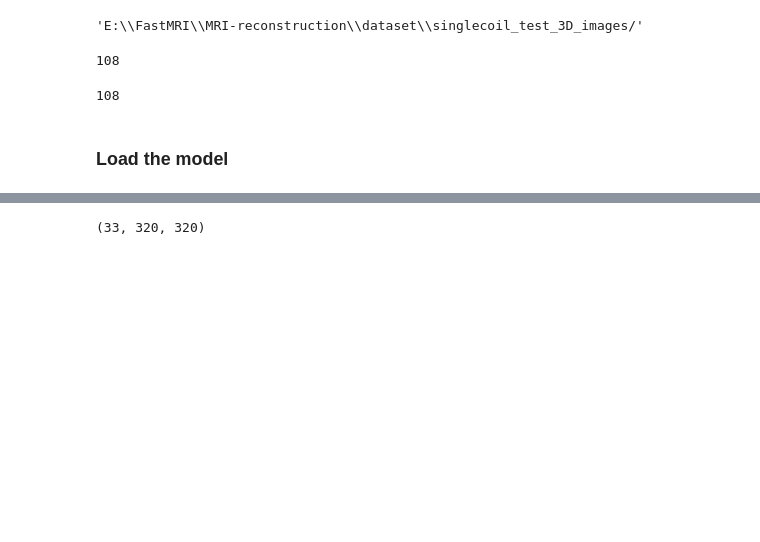
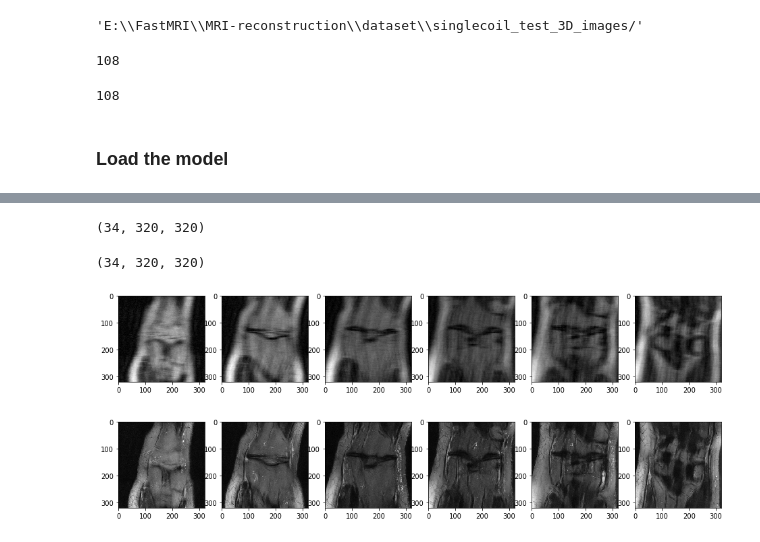
Before and after one commit to hasibzunair/res-unet-fastmri, a Jupyter notebook: inference_cyclegan.ipynb, the cells around one changed output, grey strips where cells are left out. Saved outputs shown, nothing was run; the diff lists cells and outputs as text; code cells hidden in the pictures; blank space fills up the shorter version.

```diff
--- a/inference_cyclegan.ipynb
+++ b/inference_cyclegan.ipynb
@@ -96,10 +101,28 @@ def predict(img_3d):
     recon = np.array(recon)
     return recon
 # %%
-fname = test_images[1]
+fname = test_images[80]
 a = np.load(fname)
+a.shape
+# %% [output]
+(34, 320, 320)
 # %%
-out_3d = predict(a)
+out_3d = H.normalize(predict(a))
 out_3d.shape
 # %% [output]
-(33, 320, 320)
+(34, 320, 320)
+# %%
+def show_slices(data, slice_nums, cmap=None):
+    fig = plt.figure(figsize=(16, 16))
+    for i, num in enumerate(slice_nums):
+        plt.subplot(1, len(slice_nums), i + 1)
+        plt.imshow(data[num], cmap=cmap)
+# %%
+slice_num = [12, 16, 19, 22, 24, 28]
+show_slices(a, slice_num, cmap='gray')
+# %% [output]
+[figure, added]
+# %%
+show_slices(out_3d, slice_num, cmap='gray')
+# %% [output]
+[figure, added]
```
Also changed, not shown: parts of 11 cells of this notebook, 11 other files.
